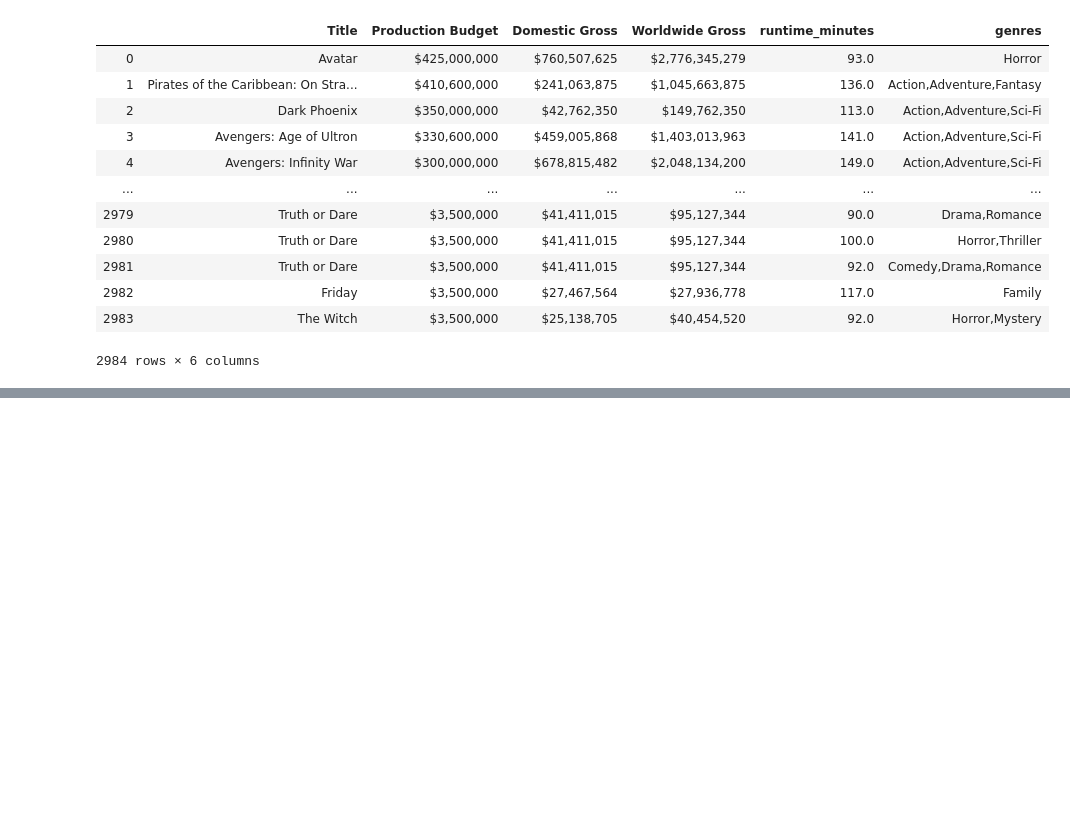
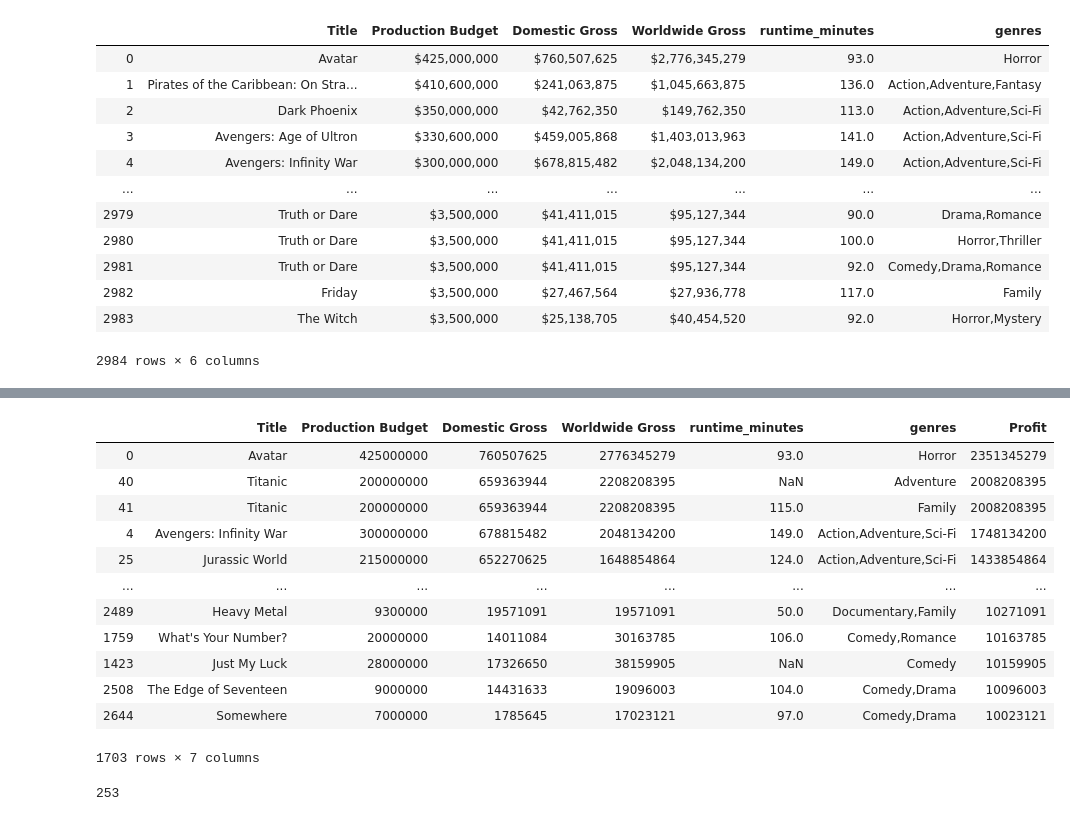
Before and after one commit to viviandng/film_trends, a Jupyter notebook: Data Cleaning.ipynb, the cells around one changed output, grey strips where cells are left out. Saved outputs shown, nothing was run; the diff lists cells and outputs as text; code cells hidden in the pictures; blank space fills up the shorter version.

```diff
--- a/Data Cleaning.ipynb
+++ b/Data Cleaning.ipynb
@@ -69,0 +165,22 @@ main_df
+# %%
+main_df1 = main_df[main_df['Profit'] >= 10000000] #with only 3 days to clean and process the data so we want to focus on movies that generates more than 10mil profit
+# %%
+main_df1
+# %% [output]
+|  | Title | Production Budget | Domestic Gross | Worldwide Gross | runtime_minutes | genres | Profit |
+| 0 | Avatar | 425000000 | 760507625 | 2776345279 | 93.0 | Horror | 2351345279 |
+| 40 | Titanic | 200000000 | 659363944 | 2208208395 | NaN | Adventure | 2008208395 |
+| 41 | Titanic | 200000000 | 659363944 | 2208208395 | 115.0 | Family | 2008208395 |
+| 4 | Avengers: Infinity War | 300000000 | 678815482 | 2048134200 | 149.0 | Action,Adventure,Sci-Fi | 1748134200 |
+| 25 | Jurassic World | 215000000 | 652270625 | 1648854864 | 124.0 | Action,Adventure,Sci-Fi | 1433854864 |
+| ... | ... | ... | ... | ... | ... | ... | ... |
+| 2489 | Heavy Metal | 9300000 | 19571091 | 19571091 | 50.0 | Documentary,Family | 10271091 |
+| 1759 | What's Your Number? | 20000000 | 14011084 | 30163785 | 106.0 | Comedy,Romance | 10163785 |
+| 1423 | Just My Luck | 28000000 | 17326650 | 38159905 | NaN | Comedy | 10159905 |
+| 2508 | The Edge of Seventeen | 9000000 | 14431633 | 19096003 | 104.0 | Comedy,Drama | 10096003 |
+| 2644 | Somewhere | 7000000 | 1785645 | 17023121 | 97.0 | Comedy,Drama | 10023121 |
+1703 rows × 7 columns
+# %%
+main_df1['genres'].nunique()
+# %% [output]
+253
```
Also changed, not shown: parts of 15 cells of this notebook.
